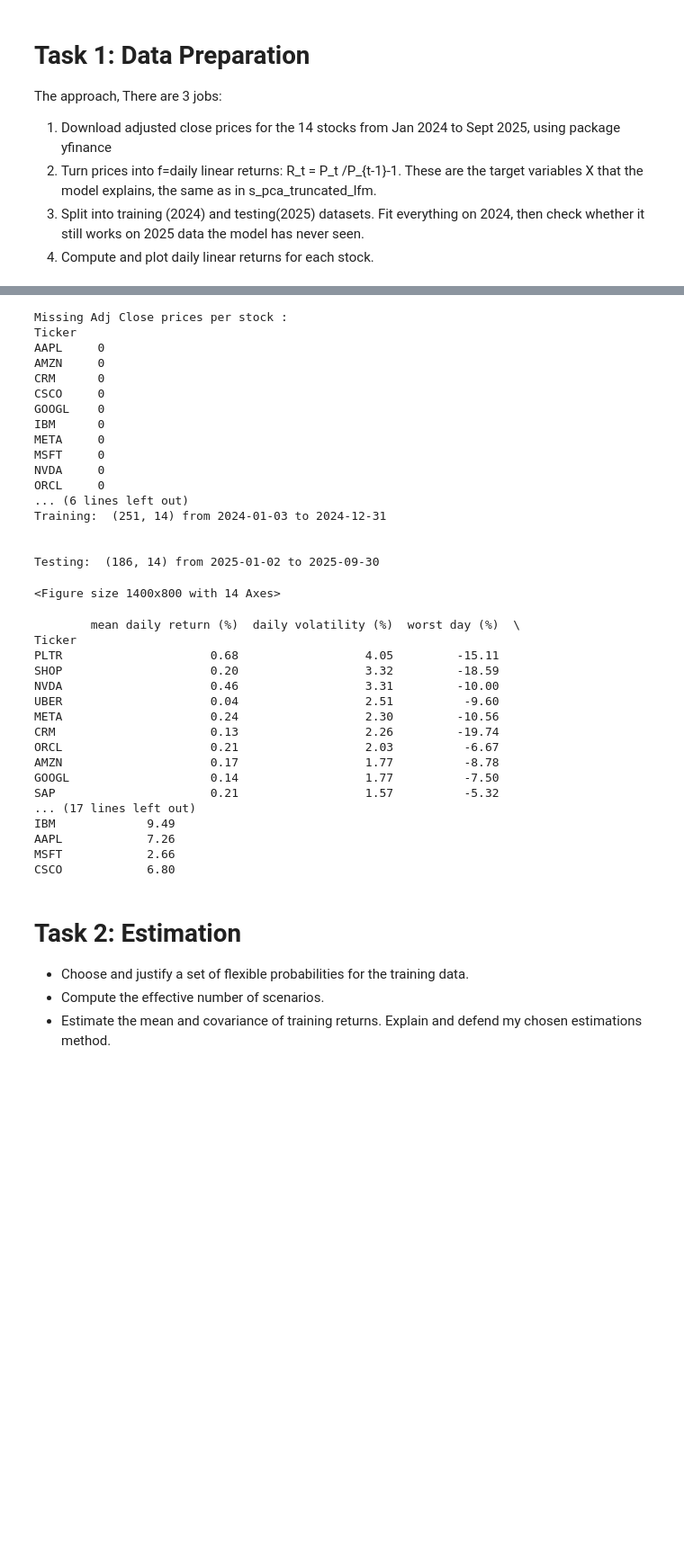
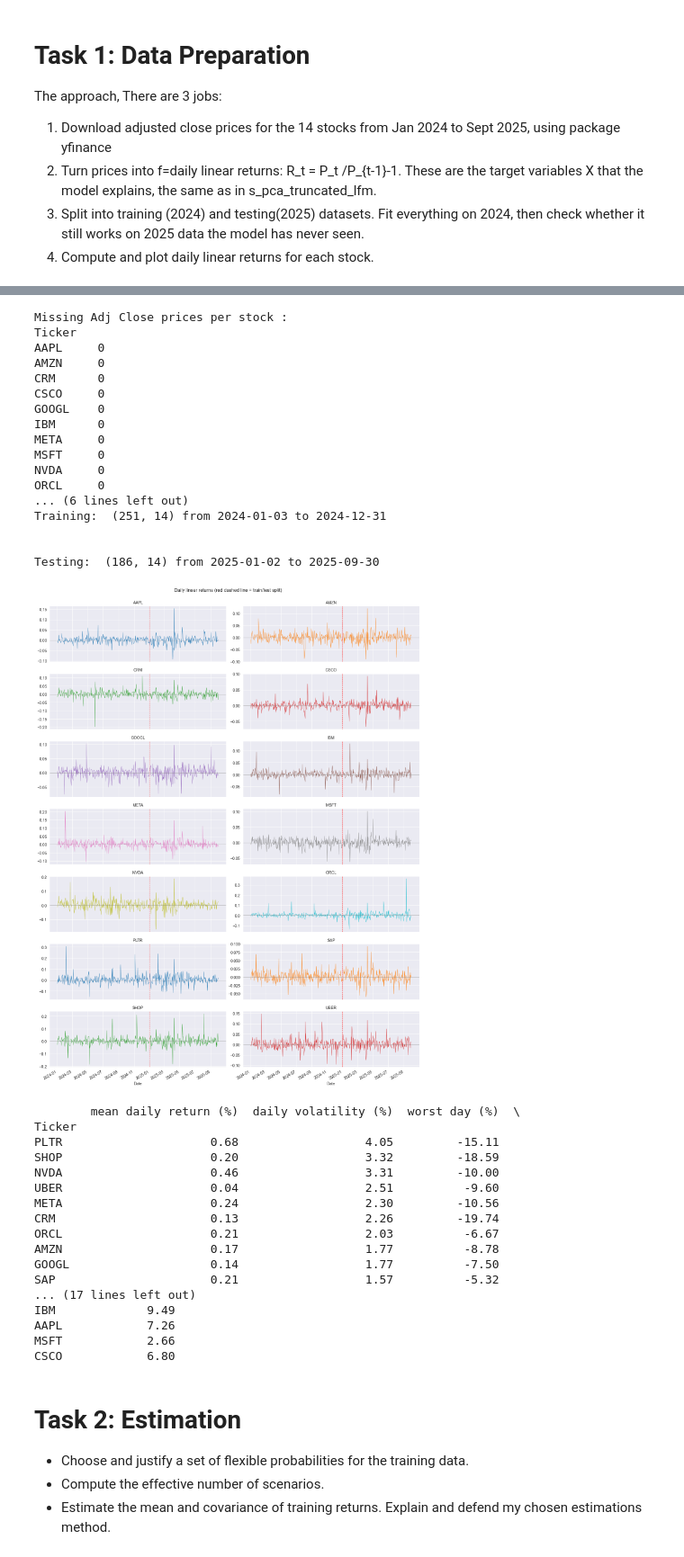
Before and after one commit to Gok-ML-AI/ARPM, a Jupyter notebook: module-01-linear-mean-covariance/Principal-Component-Analysis/pp_orincipal_component_portfolios_of_technology_stocks.ipynb, the cells around one changed output, grey strips where cells are left out. Shown at 90% size. Cells and saved outputs as stored; diff of their text form; code cells hidden in the pictures; blank space fills up the shorter version.

```diff
--- a/module-01-linear-mean-covariance/Principal-Component-Analysis/pp_orincipal_component_portfolios_of_technology_stocks.ipynb
+++ b/module-01-linear-mean-covariance/Principal-Component-Analysis/pp_orincipal_component_portfolios_of_technology_stocks.ipynb
@@ -66,7 +64,8 @@ end_date = "2025-10-01"
 # rows = trading days
 # columns = stocks
 data = download(tickers, start=start_date, end=end_date, auto_adjust=False)['Adj Close']
-data
+display(data.head())
+display(data.tail())
 
 # Check Adj Close prices for all stocks are complete
 close_prices = data.dropna(how='all')
@@ -82,7 +81,7 @@ daily_linear_returns = close_prices.pct_change().dropna()
 
 # Splitting (after daily linear returns calc) into training dataset (2024) and testing dataset (2025)
 training_returns = daily_linear_returns.loc['2024-01-01' : '2024-12-31']
-testing_returns = daily_linear_returns.loc['2025-01-01' : '2025-10-01']
+testing_returns = daily_linear_returns.loc['2025-01-01' : '2025-09-30']
 
 print('\nTraining: ', training_returns.shape, 'from',
       training_returns.index[0].date(), 'to', training_returns.index[-1].date())
@@ -92,7 +91,7 @@ print('\nTesting: ', testing_returns.shape, 'from',
 print()
 
 # Plot daily returns, one panel per stock
-axes = daily_linear_returns.plot(subplots=True, layout=(7,2), figsize=(14,8),
+axes = daily_linear_returns.plot(subplots=True, layout=(7,2), figsize=(14,18),
                                  sharex=True, legend=False, linewidth=0.6)
 
 for ax, ticker in zip(axes.flatten(), daily_linear_returns.columns):
@@ -117,38 +130,38 @@ print(training_summary.sort_values('daily volatility (%)', ascending=False))
 Missing Adj Close prices per stock :
 Ticker
 AAPL     0
 AMZN     0
 CRM      0
 CSCO     0
 GOOGL    0
 IBM      0
 META     0
 MSFT     0
 NVDA     0
 ORCL     0
 ... (6 lines left out)
 Training:  (251, 14) from 2024-01-03 to 2024-12-31
 
 
 Testing:  (186, 14) from 2025-01-02 to 2025-09-30
+[figure, added]
-<Figure size 1400x800 with 14 Axes>
+        mean daily return (%)  daily volatility (%)  worst day (%)  \
+Ticker
+PLTR                     0.68                  4.05         -15.11
+SHOP                     0.20                  3.32         -18.59
+NVDA                     0.46                  3.31         -10.00
+UBER                     0.04                  2.51          -9.60
+META                     0.24                  2.30         -10.56
+CRM                      0.13                  2.26         -19.74
+ORCL                     0.21                  2.03          -6.67
+AMZN                     0.17                  1.77          -8.78
+GOOGL                    0.14                  1.77          -7.50
+SAP                      0.21                  1.57          -5.32
+... (17 lines left out)
+IBM             9.49
+AAPL            7.26
+MSFT            2.66
+CSCO            6.80
-        mean daily return (%)  daily volatility (%)  worst day (%)  \
-Ticker
-PLTR                     0.68                  4.05         -15.11
-SHOP                     0.20                  3.32         -18.59
-NVDA                     0.46                  3.31         -10.00
-UBER                     0.04                  2.51          -9.60
-META                     0.24                  2.30         -10.56
-CRM                      0.13                  2.26         -19.74
-ORCL                     0.21                  2.03          -6.67
-AMZN                     0.17                  1.77          -8.78
-GOOGL                    0.14                  1.77          -7.50
-SAP                      0.21                  1.57          -5.32
-... (17 lines left out)
-IBM             9.49
-AAPL            7.26
-MSFT            2.66
-CSCO            6.80
 # %% [markdown]
 # Task 2: Estimation
 
```
Also changed, not shown: parts of 14 cells of this notebook.
